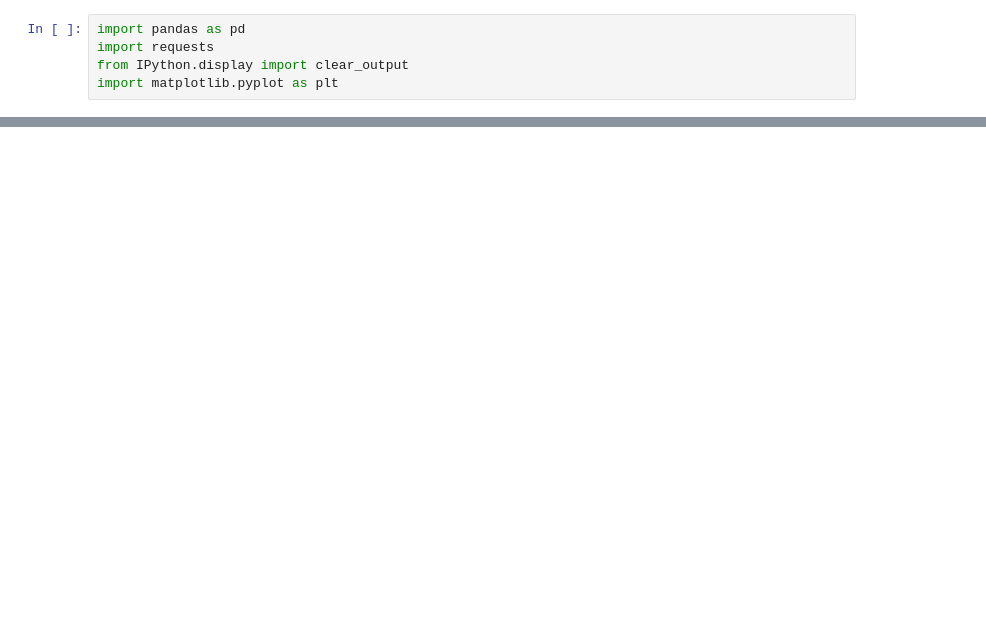
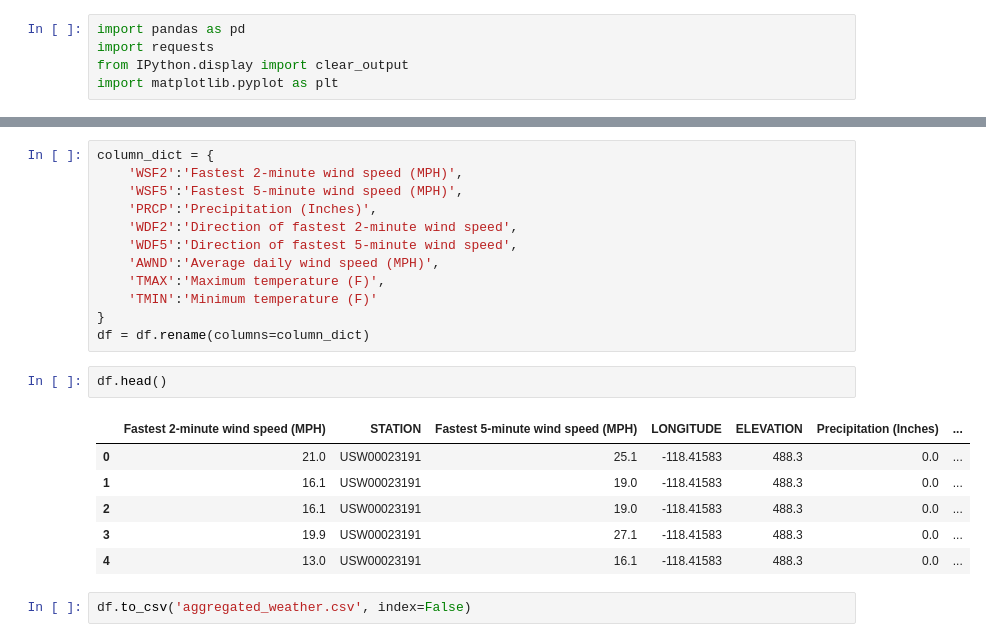
Before and after one commit to NinaPaljakkaCargo/GroupProject_1, a Jupyter notebook: IndivFiles/weather1_copy.ipynb, the cells around one changed output, grey strips where cells are left out. Saved outputs shown, nothing was run; the diff lists cells and outputs as text; blank space fills up the shorter version.

```diff
--- a/IndivFiles/weather1_copy.ipynb
+++ b/IndivFiles/weather1_copy.ipynb
@@ -179,0 +180,23 @@ plt.plot(dates,max_temp)
+# %%
+column_dict = {
+    'WSF2':'Fastest 2-minute wind speed (MPH)',
+    'WSF5':'Fastest 5-minute wind speed (MPH)',
+    'PRCP':'Precipitation (Inches)',
+    'WDF2':'Direction of fastest 2-minute wind speed',
+    'WDF5':'Direction of fastest 5-minute wind speed',
+    'AWND':'Average daily wind speed (MPH)',
+    'TMAX':'Maximum temperature (F)',
+    'TMIN':'Minimum temperature (F)'
+}
+df = df.rename(columns=column_dict)
+# %%
+df.head()
+# %% [output]
+|  | Fastest 2-minute wind speed (MPH) | STATION | Fastest 5-minute wind speed (MPH) | LONGITUDE | ELEVATION | Precipitation (Inches) | ... |
+| 0 | 21.0 | USW00023191 | 25.1 | -118.41583 | 488.3 | 0.0 | ... |
+| 1 | 16.1 | USW00023191 | 19.0 | -118.41583 | 488.3 | 0.0 | ... |
+| 2 | 16.1 | USW00023191 | 19.0 | -118.41583 | 488.3 | 0.0 | ... |
+| 3 | 19.9 | USW00023191 | 27.1 | -118.41583 | 488.3 | 0.0 | ... |
+| 4 | 13.0 | USW00023191 | 16.1 | -118.41583 | 488.3 | 0.0 | ... |
+# %%
+df.to_csv('aggregated_weather.csv', index=False)
```
Also changed, not shown: parts of 35 cells of this notebook, 2 other files.
